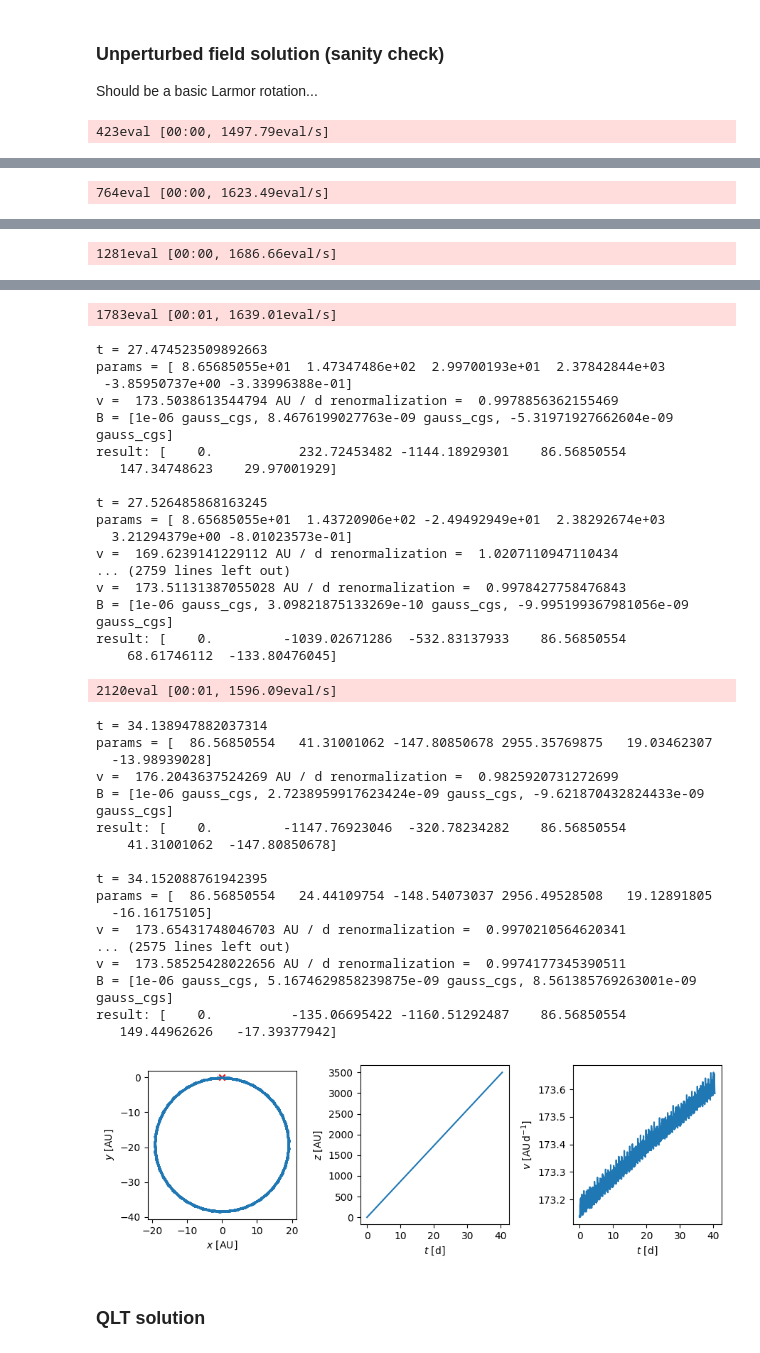
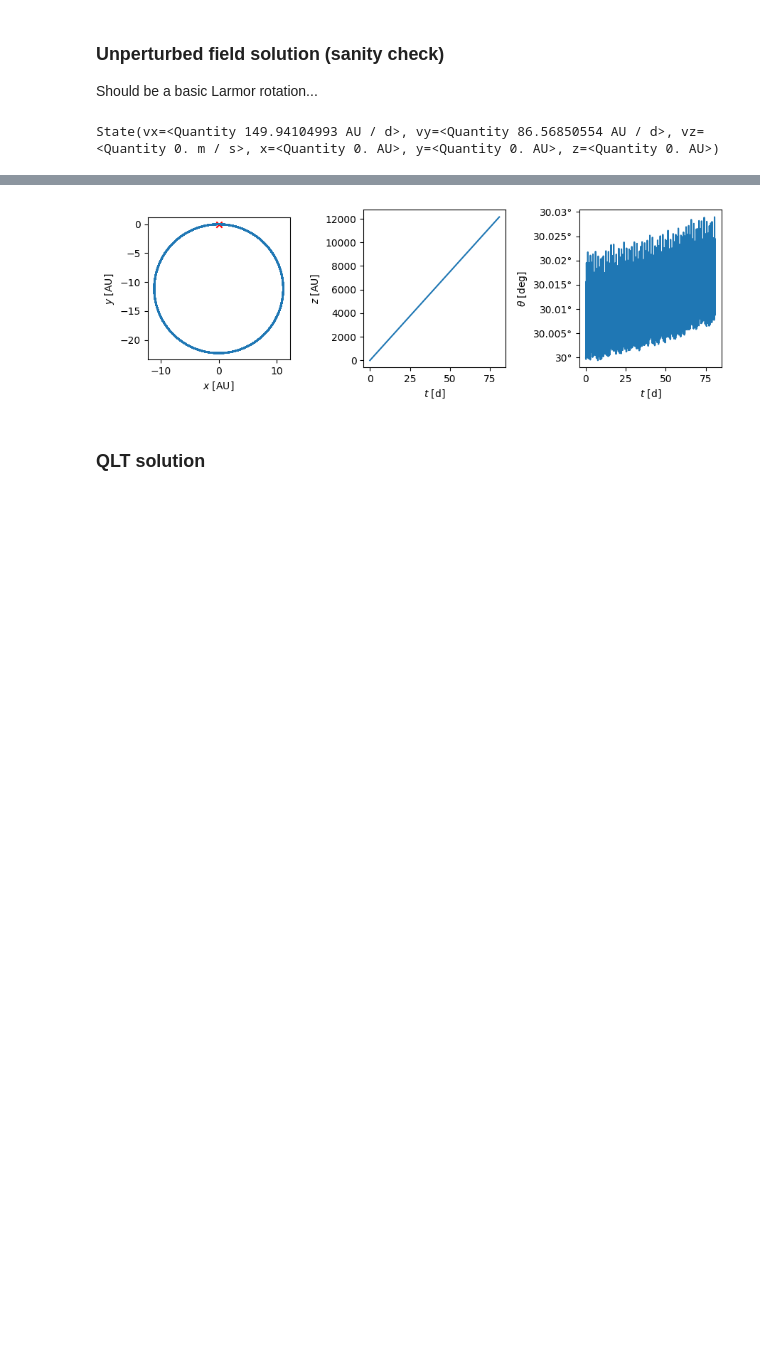
Before and after one commit to nj-vs-vh/gssi-he-th, a Jupyter notebook: Pitch Angle Diffusion Simulation.ipynb, the cells around one changed output, grey strips where cells are left out. Drawn from its saved outputs; the diff is of its cells as text; code cells hidden in the pictures; blank space fills up the shorter version.

```diff
--- a/Pitch Angle Diffusion Simulation.ipynb
+++ b/Pitch Angle Diffusion Simulation.ipynb
@@ -241,39 +261,39 @@ Should be a basic Larmor rotation...
 # %%
 E = 100 * u.GeV
 gamma = E / (const.m_p * const.c**2)
-theta = np.pi / 3
+theta = np.pi / 6
 particle = Particle.from_energy_pitch_angle(E=E, theta=theta)
-theta0 = get_ode_initial(E, theta)
+init = State.initial(particle, phase=0)
+print(init)
 
-t_max = 50 * particle.T_L
+B_phase = 0.0
+k = particle.k_res
+
+t_max = 100 * particle.T_L
 t_eval = (
-    np.arange(0, t_max.to(T_UNIT).value, particle.T_L.to(T_UNIT).value / 16.3415)
+    np.arange(0, t_max.to(T_UNIT).value, particle.T_L.to(T_UNIT).value / 31.41562)
     * T_UNIT
 )
 with tqdm(unit="eval") as pbar:
-    no_wave_solution = solve_ivp(
-        fun=get_ode_rhs(
-            k=particle.k_res * 1.2,
-            B_phase=np.pi / 3,
-            gamma=gamma,
-            approx="no-wave",
-        ),
+    unperturbed_solution = solve_ivp(
+        fun=get_ode_rhs(particle=particle, k=k, B_phase=B_phase, perturbed=False),
         t_span=(0, t_max.to(T_UNIT).value),
-        y0=theta0,
-        args=[pbar, True],
+        y0=init.pack(),
+        args=[pbar, False],
         t_eval=t_eval,
-        # max_step=(particle.T_L / 20).to(T_UNIT).value,
     )
 
 _, axes = plt.subplots(ncols=3, figsize=(9, 3))
-axes[0].plot(no_wave_solution.y[4, :] * L_UNIT, no_wave_solution.y[5, :] * L_UNIT)
+axes[0].plot(
+    unperturbed_solution.y[3, :] * L_UNIT, unperturbed_solution.y[4, :] * L_UNIT
+)
 axes[0].scatter(0, 0, marker="x", color="r")
 axes[0].set_aspect(1)
 label_axes(axes[0], "x", "y")
-axes[1].plot(t_eval, no_wave_solution.y[3, :] * L_UNIT)
+axes[1].plot(t_eval, unperturbed_solution.y[2, :] * L_UNIT)
 label_axes(axes[1], "t", "z")
-axes[2].plot(t_eval, np.sqrt(np.sum(no_wave_solution.y[0:3, :] ** 2, axis=0)) * V_UNIT)
-label_axes(axes[2], "t", "v")
+axes[2].plot(t_eval, pitch_angle(particle, unperturbed_solution.y))
+label_axes(axes[2], "t", "\\theta")
 plt.tight_layout()
 # %% [output]
-423eval [00:00, 1497.79eval/s]
+State(vx=<Quantity 149.94104993 AU / d>, vy=<Quantity 86.56850554 AU / d>, vz=<Quantity 0. m / s>, x=<Quantity 0. AU>, y=<Quantity 0. AU>, z=<Quantity 0. AU>)
@@ -297 +300,0 @@ result: [    0.         -1115.5911447   -335.8334468     86.56850554
-764eval [00:00, 1623.49eval/s]
@@ -315 +300,0 @@ result: [   0.         1115.21636335  345.16655339   86.56850554  -44.45018345
-1281eval [00:00, 1686.66eval/s]
@@ -333,40 +301,4 @@ result: [    0.           332.46065914 -1134.51053062    86.56850554
-1783eval [00:01, 1639.01eval/s]
-t = 27.474523509892663
-params = [ 8.65685055e+01  1.47347486e+02  2.99700193e+01  2.37842844e+03
- -3.85950737e+00 -3.33996388e-01]
-v =  173.5038613544794 AU / d renormalization =  0.9978856362155469
-B = [1e-06 gauss_cgs, 8.4676199027763e-09 gauss_cgs, -5.31971927662604e-09 gauss_cgs]
-result: [    0.           232.72453482 -1144.18929301    86.56850554
-   147.34748623    29.97001929]
-
-t = 27.526485868163245
-params = [ 8.65685055e+01  1.43720906e+02 -2.49492949e+01  2.38292674e+03
-  3.21294379e+00 -8.01023573e-01]
-v =  169.6239141229112 AU / d renormalization =  1.0207110947110434
-... (2759 lines left out)
-v =  173.51131387055028 AU / d renormalization =  0.9978427758476843
-B = [1e-06 gauss_cgs, 3.09821875133269e-10 gauss_cgs, -9.995199367981056e-09 gauss_cgs]
-result: [    0.         -1039.02671286  -532.83137933    86.56850554
-    68.61746112  -133.80476045]
-2120eval [00:01, 1596.09eval/s]
-t = 34.138947882037314
-params = [  86.56850554   41.31001062 -147.80850678 2955.35769875   19.03462307
-  -13.98939028]
-v =  176.2043637524269 AU / d renormalization =  0.9825920731272699
-B = [1e-06 gauss_cgs, 2.7238959917623424e-09 gauss_cgs, -9.621870432824433e-09 gauss_cgs]
-result: [    0.         -1147.76923046  -320.78234282    86.56850554
-    41.31001062  -147.80850678]
-
-t = 34.152088761942395
-params = [  86.56850554   24.44109754 -148.54073037 2956.49528508   19.12891805
-  -16.16175105]
-v =  173.65431748046703 AU / d renormalization =  0.9970210564620341
-... (2575 lines left out)
-v =  173.58525428022656 AU / d renormalization =  0.9974177345390511
-B = [1e-06 gauss_cgs, 5.1674629858239875e-09 gauss_cgs, 8.561385769263001e-09 gauss_cgs]
-result: [    0.          -135.06695422 -1160.51292487    86.56850554
-   149.44962626   -17.39377942]
-[figure, old version]
+[figure, new version]
 # %% [markdown]
 ### QLT solution
 # %%
```
Also changed, not shown: parts of 13 cells of this notebook, 1 other file.
